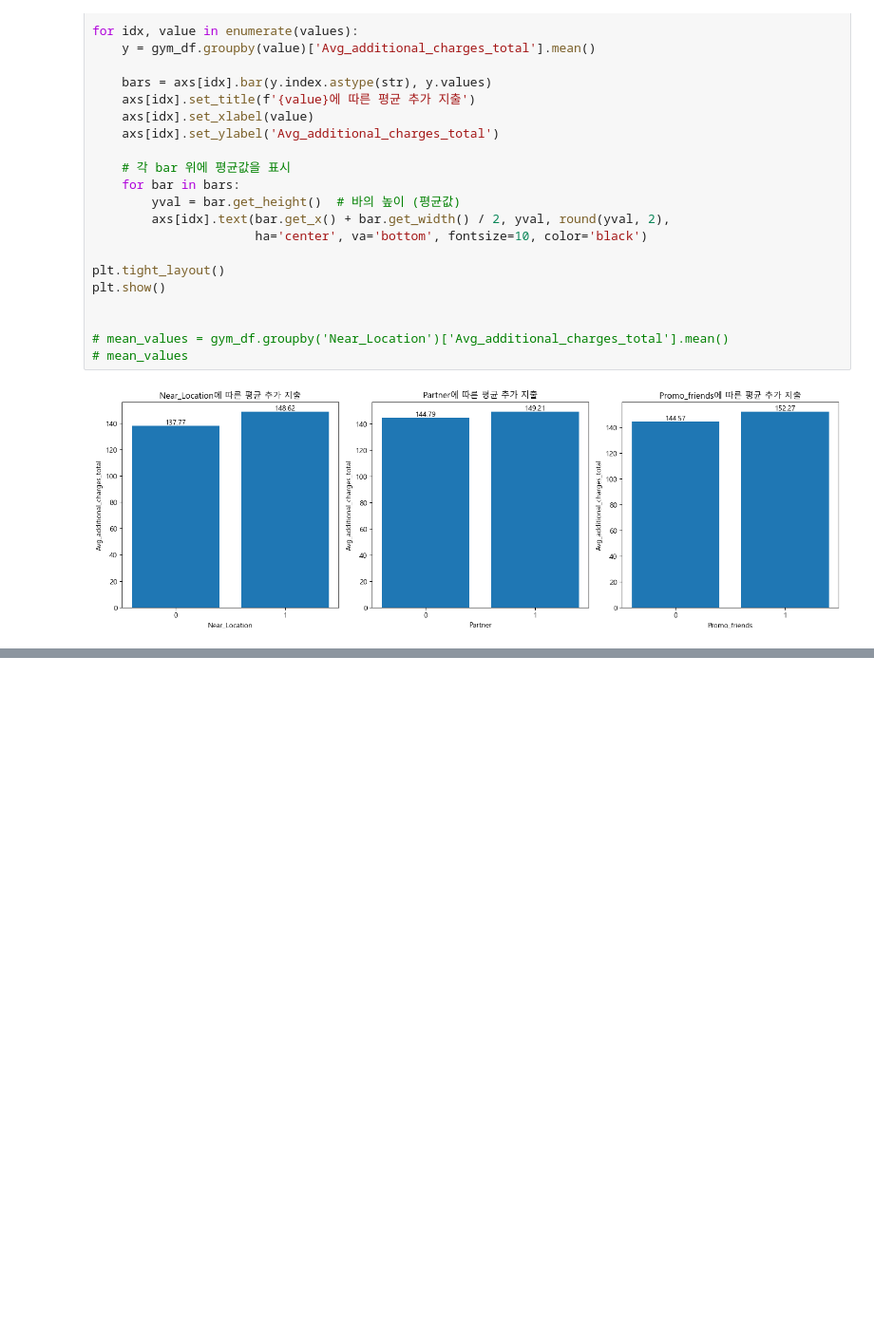
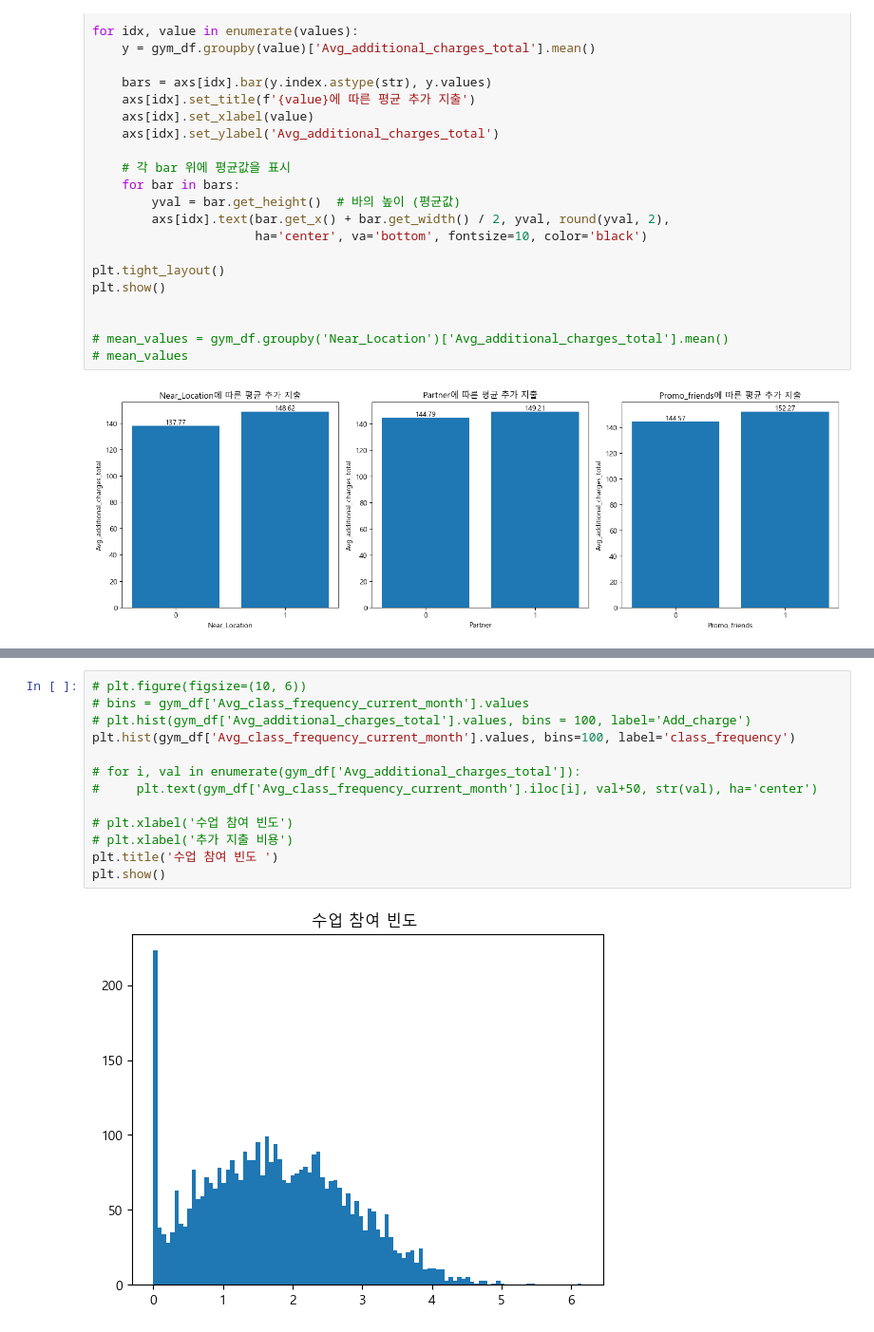
Before and after one commit to SKNETWORKS-FAMILY-AICAMP/SKN09-2nd-5Team, a Jupyter notebook: 01_data_prepocessing.ipynb, the cells around one changed output, grey strips where cells are left out. Shown: that part at 95% size. Drawn from its saved outputs; the diff is of its cells as text; blank space fills up the shorter version.

Commit message:
add_chart

```diff
--- a/01_data_prepocessing.ipynb
+++ b/01_data_prepocessing.ipynb
@@ -125,0 +142,15 @@ plt.show()
+# %%
+# plt.figure(figsize=(10, 6))
+# bins = gym_df['Avg_class_frequency_current_month'].values
+# plt.hist(gym_df['Avg_additional_charges_total'].values, bins = 100, label='Add_charge')
+plt.hist(gym_df['Avg_class_frequency_current_month'].values, bins=100, label='class_frequency')
+
+# for i, val in enumerate(gym_df['Avg_additional_charges_total']):
+#     plt.text(gym_df['Avg_class_frequency_current_month'].iloc[i], val+50, str(val), ha='center')
+
+# plt.xlabel('수업 참여 빈도')
+# plt.xlabel('추가 지출 비용')
+plt.title('수업 참여 빈도 ')
+plt.show()
+# %% [output]
+[figure, added]
```
Also changed, not shown: parts of 5 cells of this notebook, 2 other files.
